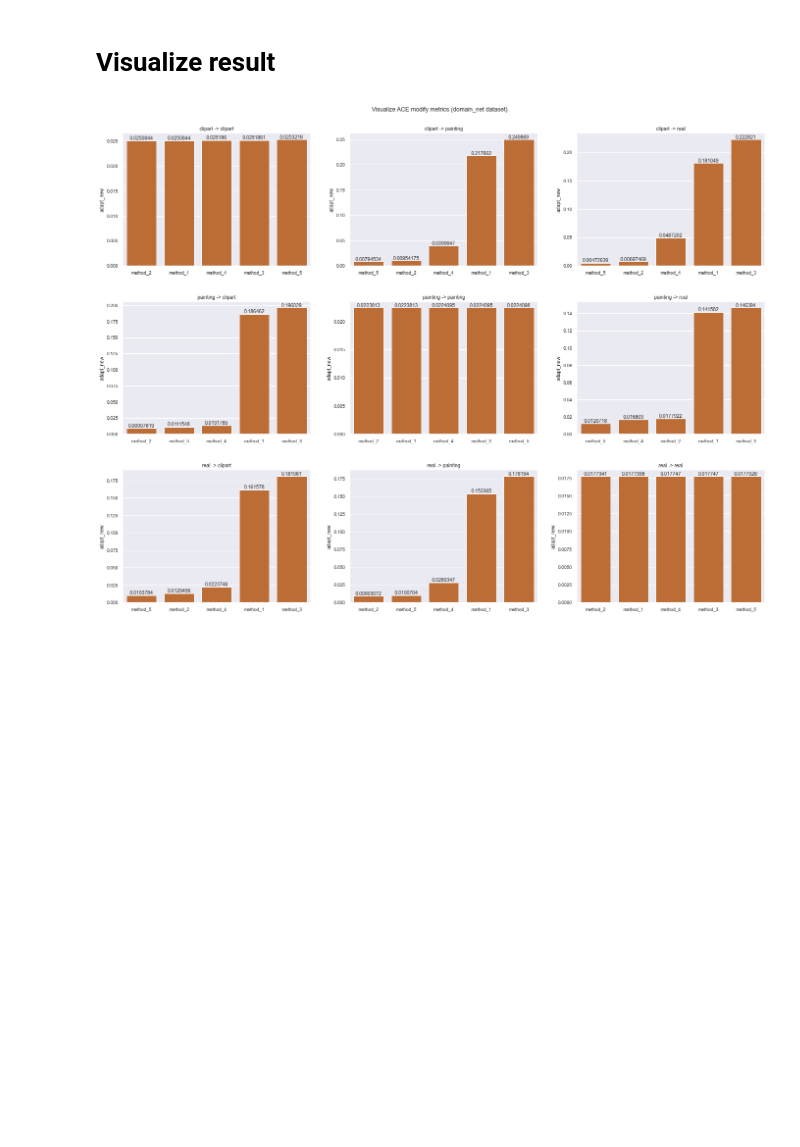
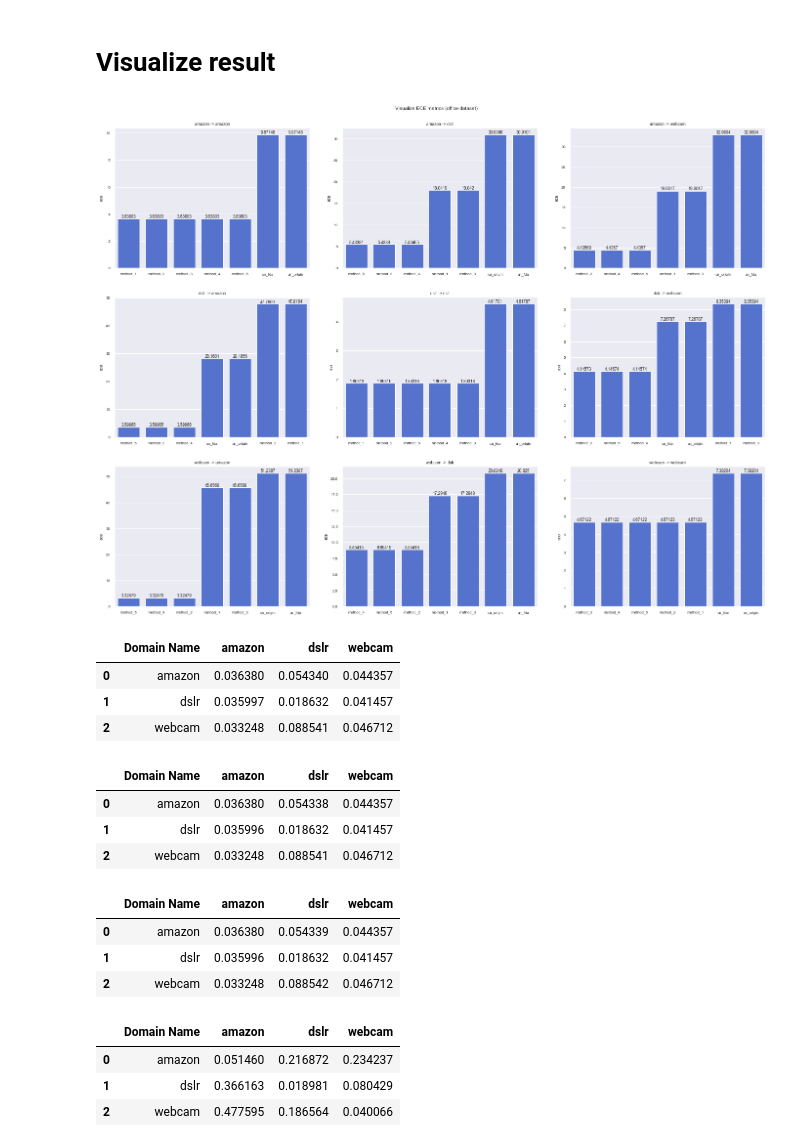
Before and after one commit to TuanAnhNguyen14111998/domain_calibration, a Jupyter notebook: src/notebook/style_transfer.ipynb, the cells around one changed output. Cells and saved outputs as stored; diff of their text form; code cells hidden in the pictures; blank space fills up the shorter version.

Commit message:
code for crop image visualize

```diff
--- a/src/notebook/style_transfer.ipynb
+++ b/src/notebook/style_transfer.ipynb
@@ -458,6 +458,7 @@ import seaborn as sns
 import numpy as np
 import pandas as pd
 import matplotlib.pyplot as plt
+import os
 
 font = {'family' : 'serif',
         'weight' : 'normal'}
@@ -506,6 +507,14 @@ def get_dataframe_metrics(dataset_name, metric, path_folder_fda, path_folder_not
         if "calibrate_out_domain_new" in path_excel:
             dataframe_ece["method_5"] = get_metrics(path_excel)
 
+    for path_excel in glob.glob(path_folder_fda + f"/result_visualize_{dataset_name}/*/{metric}_not_calibrate_results_logits.xlsx"):
+        if "calibrate_in_domain" in path_excel:
+            dataframe_ece["uncalibrate_origin"] = get_metrics(path_excel)
+
+    for path_excel in glob.glob(path_folder_not_fda + f"/result_visualize_{dataset_name}/*/{metric}_not_calibrate_results_logits.xlsx"):
+        if "calibrate_in_domain_old" in path_excel:
+            dataframe_ece["uncalibrate_fda"] = get_metrics(path_excel)
+
     return dataframe_ece
 
 def visualize(dataset_name, metric, path_folder_fda, path_folder_not_fda, path_save=None):
@@ -517,9 +526,12 @@ def visualize(dataset_name, metric, path_folder_fda, path_folder_not_fda, path_s
     df_method_4 = dataframe_ece["method_4"]
     df_method_5 = dataframe_ece["method_5"]
 
+    df_uncalibrate_origin = dataframe_ece["uncalibrate_origin"]
+    df_uncalibrate_fda = dataframe_ece["uncalibrate_fda"]
+
     number_col = df_method_1.shape[0]
     number_row = df_method_1.shape[0]
-    sns.set(font_scale=0.85)
+    sns.set(font_scale=0.7)
 
     fig, axes = plt.subplots(number_col, number_row, figsize=(20, 15))
     fig.tight_layout(pad=5)
@@ -544,20 +556,26 @@ def visualize(dataset_name, metric, path_folder_fda, path_folder_not_fda, path_s
                 f"{metric}": []
             }
             string_title = row["Domain Name"] + " -> " + column_name
+            dictionary["method"].append("un_origin")
+            dictionary[f"{metric}"].append(df_uncalibrate_origin.iloc[index_row][column_name] * 100)
+
+            dictionary["method"].append("un_fda")
+            dictionary[f"{metric}"].append(df_uncalibrate_fda.iloc[index_row][column_name] * 100)
+
             dictionary["method"].append("method_1")
-            dictionary[f"{metric}"].append(df_method_1.iloc[index_row][column_name])
+            dictionary[f"{metric}"].append(df_method_1.iloc[index_row][column_name] * 100)
 
             dictionary["method"].append("method_2")
-            dictionary[f"{metric}"].append(df_method_2.iloc[index_row][column_name])
+            dictionary[f"{metric}"].append(df_method_2.iloc[index_row][column_name] * 100)
 
             dictionary["method"].append("method_3")
-            dictionary[f"{metric}"].append(df_method_3.iloc[index_row][column_name])
+            dictionary[f"{metric}"].append(df_method_3.iloc[index_row][column_name] * 100)
 
             dictionary["method"].append("method_4")
-            dictionary[f"{metric}"].append(df_method_4.iloc[index_row][column_name])
+            dictionary[f"{metric}"].append(df_method_4.iloc[index_row][column_name] * 100)
 
             dictionary["method"].append("method_5")
-            dictionary[f"{metric}"].append(df_method_5.iloc[index_row][column_name])
+            dictionary[f"{metric}"].append(df_method_5.iloc[index_row][column_name] * 100)
 
             df_result = pd.DataFrame(dictionary)
             df_result = df_result.sort_values(by=[f"{metric}"])
@@ -574,20 +592,23 @@ def visualize(dataset_name, metric, path_folder_fda, path_folder_not_fda, path_s
             for container in ax_sns.containers:
                 ax_sns.bar_label(container)
 
+
     plt.savefig(path_save + f"visualize_{metric}_{dataset_name}_dataset.png")
 
     return dataframe_ece
 # %%
-path_folder_fda = "/Users/tuananh/Downloads/result_all/result_not_fda/"
-path_folder_not_fda = "/Users/tuananh/Downloads/result_all/result_fda/"
+path_folder_fda = "/Users/tuananh/Downloads/result_all/resull_all_1307/result_not_fda/"
+path_folder_not_fda = "/Users/tuananh/Downloads/result_all/resull_all_1307/result_fda/"
 
-dataset_name = "domain_net"
-metric = "adapt_new"
+dataset_name = "office"
+metric = "ece"
+
+path_save = "/Users/tuananh/Downloads/result_all/resull_all_1307/"
 
 dataframe_ece = visualize(
     dataset_name, metric,
     path_folder_fda, path_folder_not_fda,
-    path_save="/Users/tuananh/Downloads/result_all/"
+    path_save=path_save
 )
 # %% [output]
-[figure, old version]
+[figure, new version]
@@ -593,0 +624,21 @@ dataframe_ece = visualize(
+# %%
+df_method_4
+# %% [output]
+|  | Domain Name | amazon | dslr | webcam |
+| 0 | amazon | 0.036380 | 0.054340 | 0.044357 |
+| 1 | dslr | 0.035997 | 0.018632 | 0.041457 |
+| 2 | webcam | 0.033248 | 0.088541 | 0.046712 |
+# %%
+df_method_5
+# %% [output]
+|  | Domain Name | amazon | dslr | webcam |
+| 0 | amazon | 0.036380 | 0.054338 | 0.044357 |
+| 1 | dslr | 0.035996 | 0.018632 | 0.041457 |
+| 2 | webcam | 0.033248 | 0.088541 | 0.046712 |
+# %%
+df_method_2
+# %% [output]
+|  | Domain Name | amazon | dslr | webcam |
+| 0 | amazon | 0.036380 | 0.054339 | 0.044357 |
+| 1 | dslr | 0.035996 | 0.018632 | 0.041457 |
+| 2 | webcam | 0.033248 | 0.088542 | 0.046712 |
@@ -593,0 +649,7 @@ dataframe_ece = visualize(
+# %%
+df_1
+# %% [output]
+|  | Domain Name | amazon | dslr | webcam |
+| 0 | amazon | 0.051460 | 0.216872 | 0.234237 |
+| 1 | dslr | 0.366163 | 0.018981 | 0.080429 |
+| 2 | webcam | 0.477595 | 0.186564 | 0.040066 |
```
Also changed, not shown: parts of 7 cells of this notebook.
